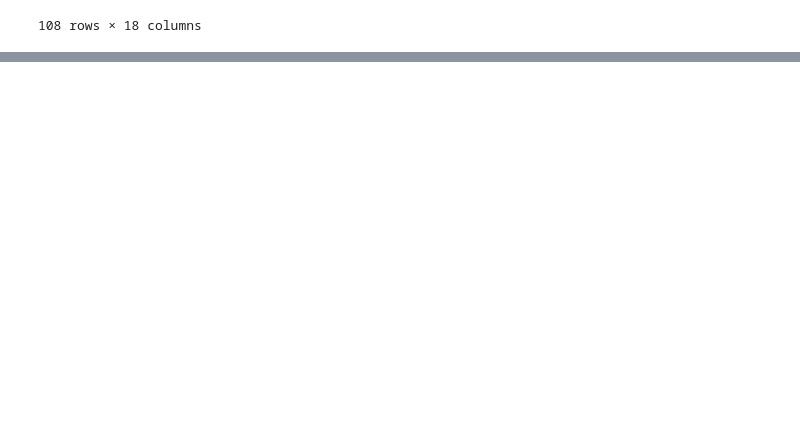
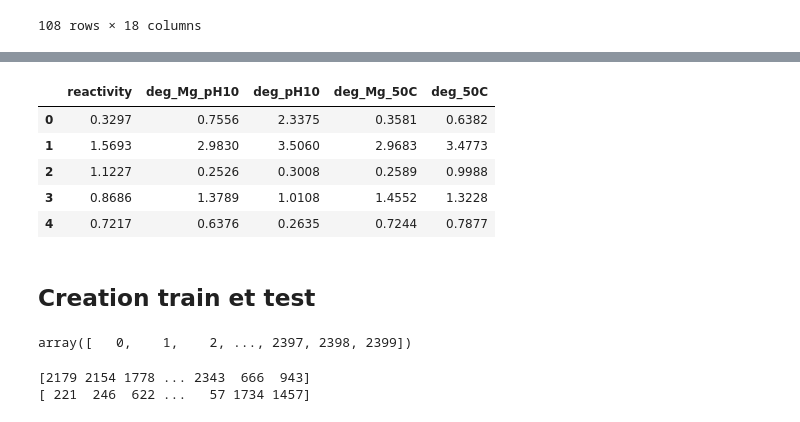
Before and after one commit to DataCampM2DSSAF/Grandvaux_Manouvriez_DC, a Jupyter notebook: Modèle simple.ipynb, the cells around one changed output, grey strips where cells are left out. Saved outputs shown, nothing was run; the diff lists cells and outputs as text; code cells hidden in the pictures; blank space fills up the shorter version.

```diff
--- a/Modèle simple.ipynb
+++ b/Modèle simple.ipynb
@@ -106,0 +169,13 @@ train_data.head(108)
+# %%
+Y = df.loc[:,["reactivity","deg_Mg_pH10","deg_pH10","deg_Mg_50C","deg_50C"]]
+# %%
+Y.head()
+# %% [output]
+|  | reactivity | deg_Mg_pH10 | deg_pH10 | deg_Mg_50C | deg_50C |
+| 0 | 0.3297 | 0.7556 | 2.3375 | 0.3581 | 0.6382 |
+| 1 | 1.5693 | 2.9830 | 3.5060 | 2.9683 | 3.4773 |
+| 2 | 1.1227 | 0.2526 | 0.3008 | 0.2589 | 0.9988 |
+| 3 | 0.8686 | 1.3789 | 1.0108 | 1.4552 | 1.3228 |
+| 4 | 0.7217 | 0.6376 | 0.2635 | 0.7244 | 0.7877 |
+# %% [markdown]
+## Creation train et test
@@ -106,0 +186,4 @@ train_data.head(108)
+# %%
+liste_ind
+# %% [output]
+array([   0,    1,    2, ..., 2397, 2398, 2399])
@@ -106,0 +195,6 @@ train_data.head(108)
+# %%
+print(ind_train)
+print(ind_test)
+# %% [output]
+[2179 2154 1778 ... 2343  666  943]
+[ 221  246  622 ...   57 1734 1457]
```
Also changed, not shown: parts of 34 cells of this notebook.
